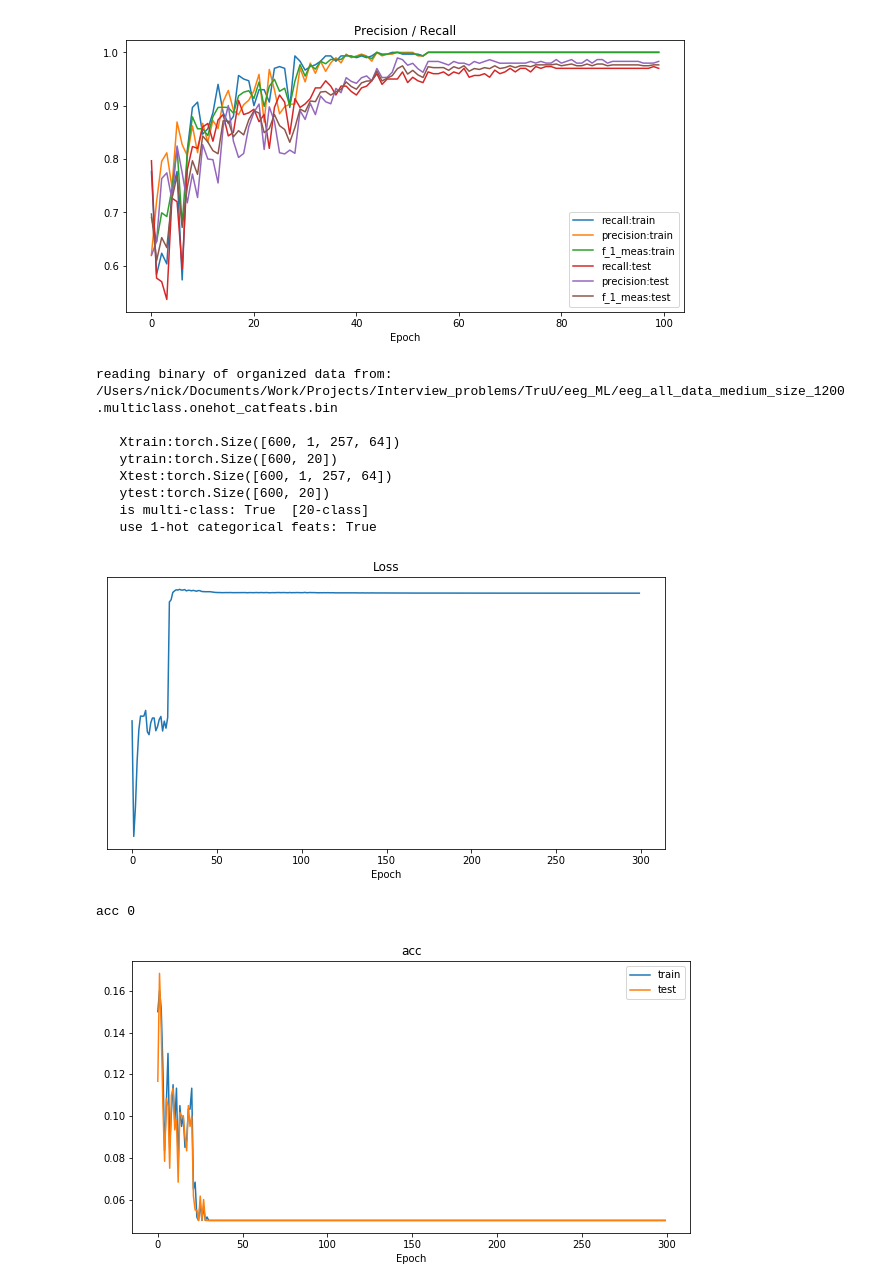
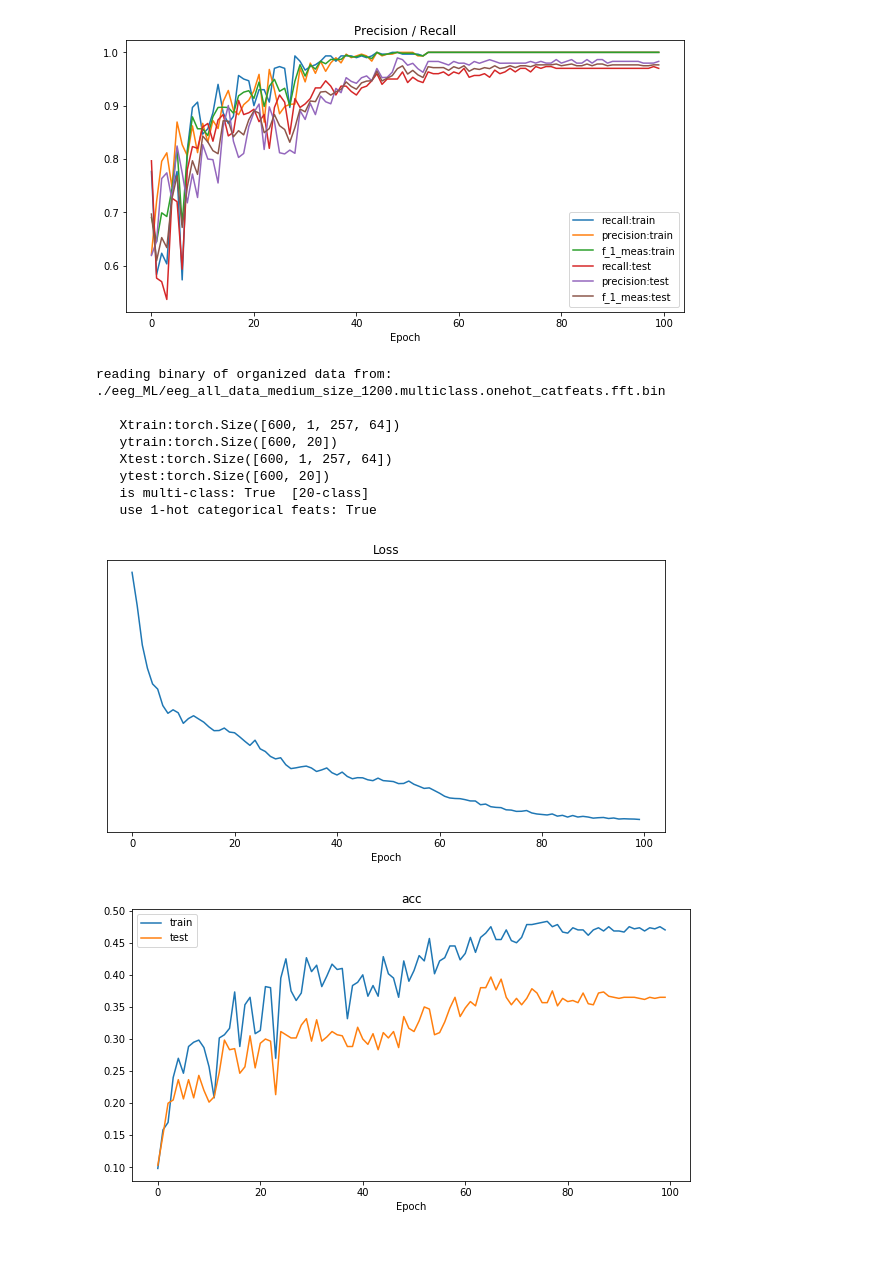
Before and after one commit to nickrose/eeg_ML, a Jupyter notebook: EEG_NN.ipynb, the cells around one changed output. Saved outputs shown, nothing was run; the diff lists cells and outputs as text; code cells hidden in the pictures; blank space fills up the shorter version.

```diff
--- a/EEG_NN.ipynb
+++ b/EEG_NN.ipynb
@@ -108,7 +108,7 @@ auc 1
 [figure]
 # %%
 file_list = sample_file_list()
-use_onehost_categorical_feats, freq_data, multi_subject_id = True, False, True
+use_onehost_categorical_feats, freq_data, multi_subject_id = True, True, True
 
 name_suffix = ''
 if multi_subject_id:
@@ -124,9 +124,10 @@ data_tuple = get_blocked_data(file_list,
     process_data=(fft_on_row_data if freq_data else pass_through),
     pickle_name=f'eeg_all_data_medium_size_1200{name_suffix}.bin')
 
-net, params, loss, tr_met, tst_met = train_EEG_net(data_tuple, 300)
+net, params, loss, tr_met, tst_met = train_EEG_net(data_tuple, 100,
+        lr_kwargs=dict(break_in=[10, 20, 20]), regularization_param=0.22)
 # %% [output]
-reading binary of organized data from: /Users/nick/Documents/Work/Projects/Interview_problems/TruU/eeg_ML/eeg_all_data_medium_size_1200.multiclass.onehot_catfeats.bin
+reading binary of organized data from: ./eeg_ML/eeg_all_data_medium_size_1200.multiclass.onehot_catfeats.fft.bin
 
    Xtrain:torch.Size([600, 1, 257, 64])
    ytrain:torch.Size([600, 20])
@@ -134,6 +135,8 @@ reading binary of organized data from: /Users/nick/Documents/Work/Projects/Inter
    ytest:torch.Size([600, 20])
    is multi-class: True  [20-class]
    use 1-hot categorical feats: True
-[figure, removed]
-acc 0
-[figure, removed]
+# %%
+plot_train_results(params, loss, tr_met, tst_met)
+# %% [output]
+[figure, added]
+[figure, added]
```
Also changed, not shown: parts of 1 cell of this notebook, 4 other files.
